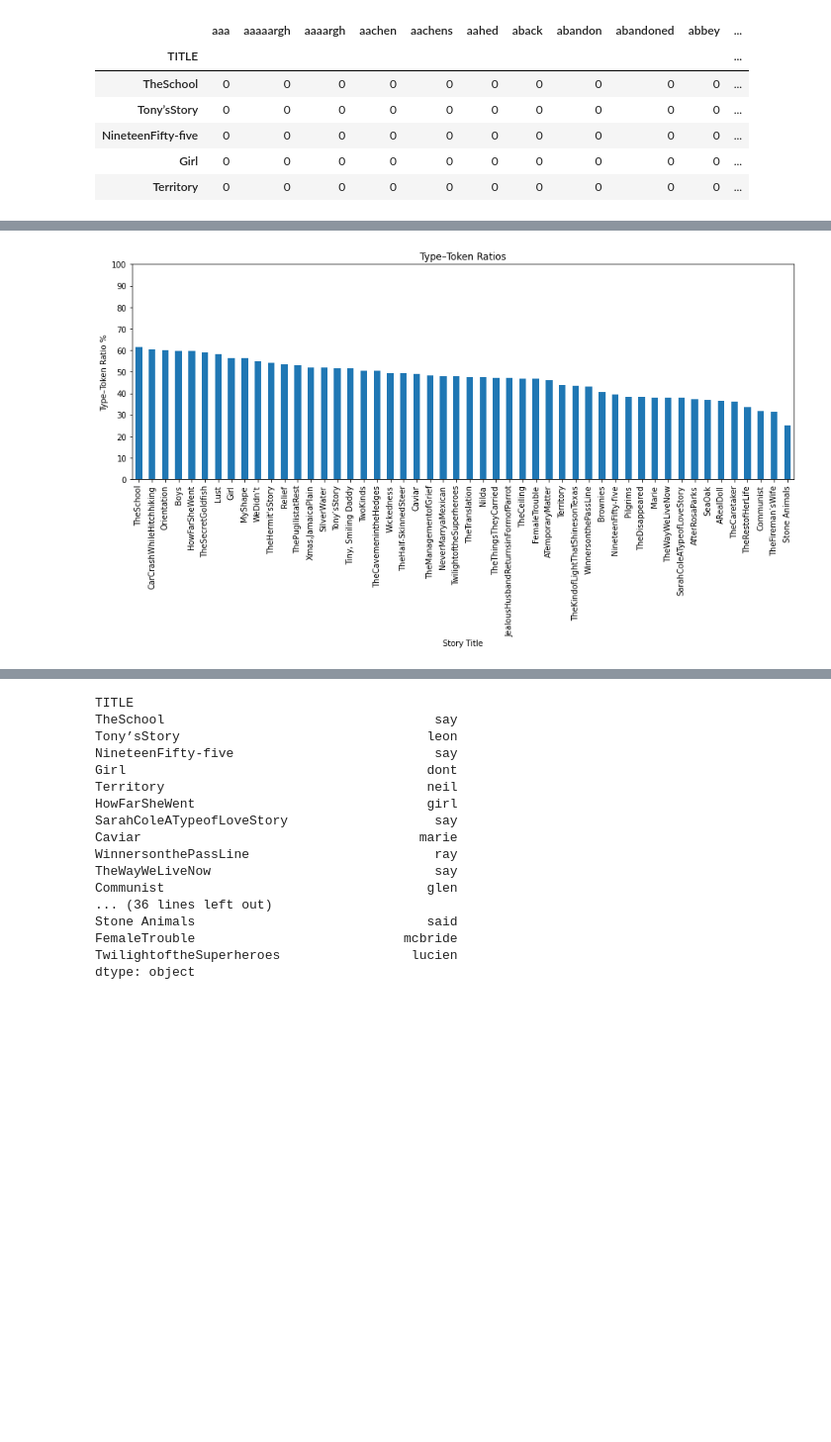
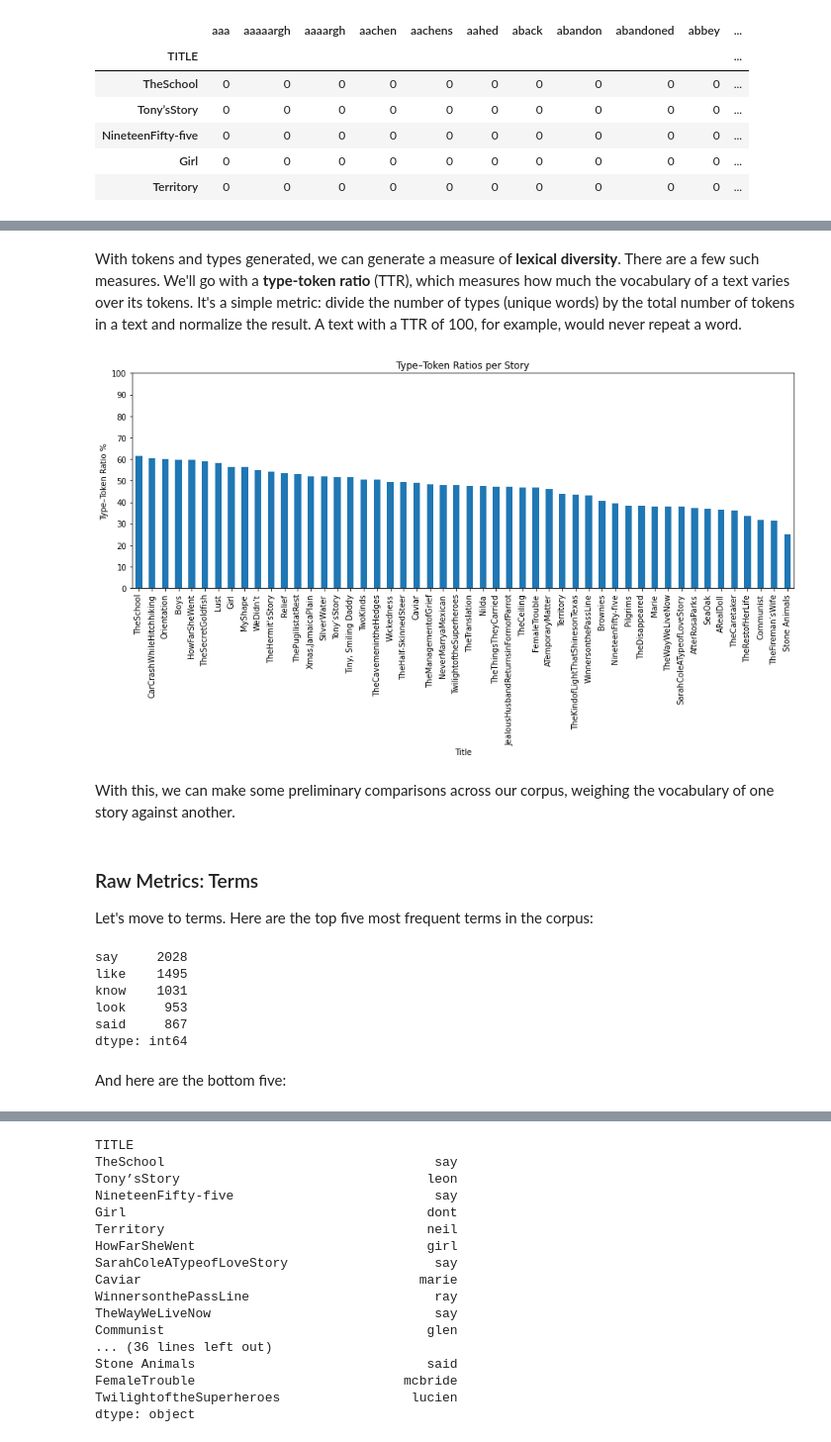
Before and after one commit to ucdavisdatalab/workshop_getting_started_with_textual_data, a Jupyter notebook: 04_corpus-analytics.ipynb, the cells around one changed output, grey strips where cells are left out. Shown: that part at 99% size. Cells and saved outputs as stored; diff of their text form; code cells hidden in the pictures; blank space fills up the shorter version.

```diff
--- a/04_corpus-analytics.ipynb
+++ b/04_corpus-analytics.ipynb
@@ -256,18 +358,35 @@ Raw Metrics
+# %% [markdown]
+With tokens and types generated, we can generate a measure of **lexical diversity**. There are a few such measures.
+We'll go with a **type-token ratio** (TTR), which measures how much the vocabulary of a text varies over its
+tokens. It's a simple metric: divide the number of types (unique words) by the total number of tokens in a text and
+normalize the result. A text with a TTR of 100, for example, would never repeat a word.
 # %%
-import numpy as np
+manifest = manifest.assign(TTR = (manifest['NUM_TYPES'] / manifest['NUM_TOKENS']) * 100)
 
-manifest = manifest.assign(NUM_TOKENS = dtm.T.apply(sum).values)
-manifest = manifest.assign(NUM_TYPES = dtm.T.apply(np.count_nonzero).values)
-manifest = manifest.assign(TTR = (manifest['NUM_TYPES'] / manifest['NUM_TOKENS']) * 100)
+manifest['TTR'].sort_values(ascending = False).plot.bar(figsize = (15, 5),
+                                                        title = 'Type–Token Ratios per Story',
+                                                        legend = None,
+                                                        xlabel = 'Title',
+                                                        ylabel = 'Type–Token Ratio %',
+                                                        yticks = range(0, 110, 10)
+                                                       );
+# %% [output]
+[figure, added]
-# %%
-manifest.sort_values('TTR', ascending = False).plot.bar(figsize = (15,5),
-                                                        x = 'TITLE',
-                                                        y = 'TTR',
-                                                        title = 'Type–Token Ratios',
-                                                        legend = None,
-                                                        xlabel = 'Story Title',
-                                                        ylabel = 'Type–Token Ratio %',
-                                                        yticks = range(0, 110, 10)
-                                                       );
-# %% [output]
-[figure, removed]
+# %% [markdown]
+With this, we can make some preliminary comparisons across our corpus, weighing the vocabulary of one story against
+another.
+# %% [markdown]
+### Raw Metrics: Terms
+
+Let's move to terms. Here are the top five most frequent terms in the corpus:
+# %%
+dtm.sum().sort_values(ascending = False).head(5)
+# %% [output]
+say     2028
+like    1495
+know    1031
+look     953
+said     867
+dtype: int64
+# %% [markdown]
+And here are the bottom five:
```
Also changed, not shown: parts of 53 cells of this notebook.
